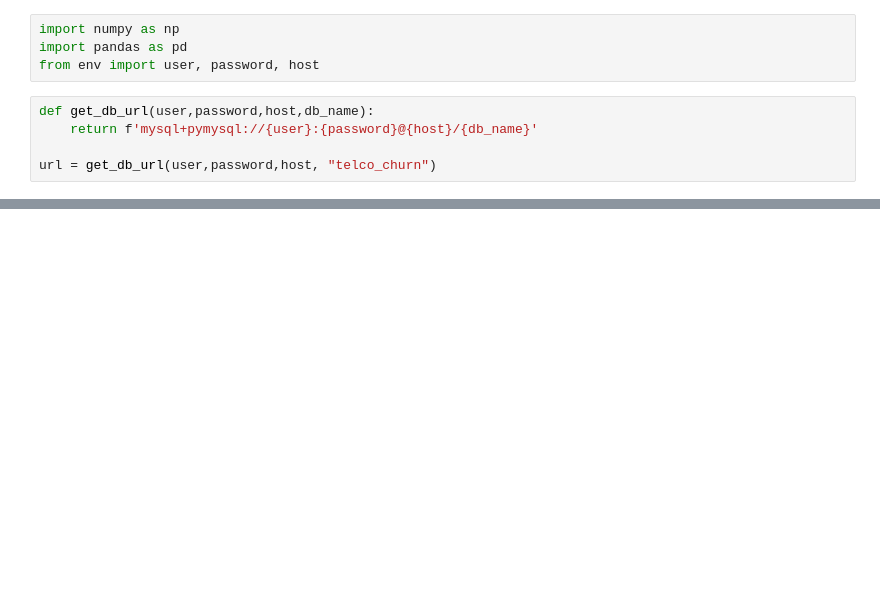
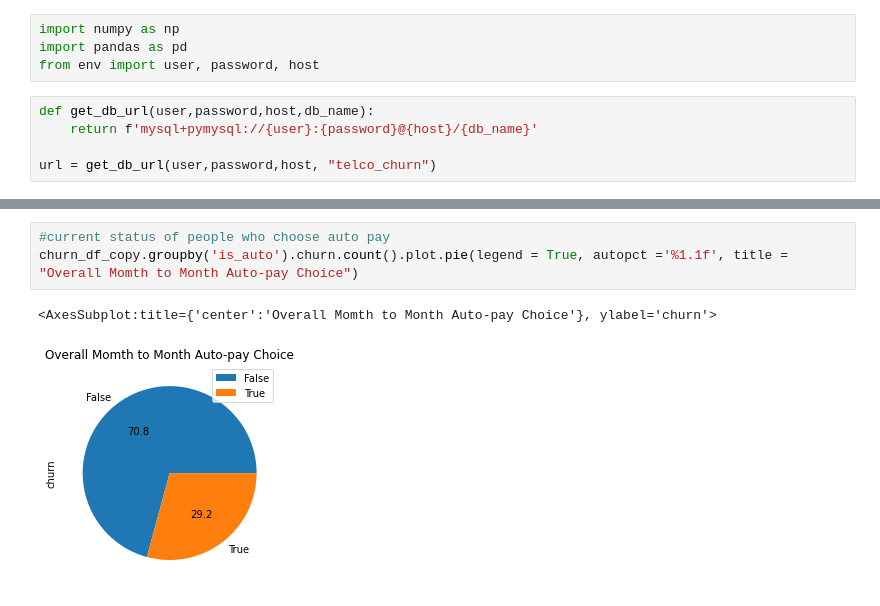
Before and after one commit to carterrxavier/storytelling_project_1, a Jupyter notebook: project_1_notebook.ipynb, the cells around one changed output, grey strips where cells are left out. Saved outputs shown, nothing was run; the diff lists cells and outputs as text; blank space fills up the shorter version.

```diff
--- a/project_1_notebook.ipynb
+++ b/project_1_notebook.ipynb
@@ -20 +32,7 @@ churn_group.plot.pie(legend = True)
+# %%
+#current status of people who choose auto pay
+churn_df_copy.groupby('is_auto').churn.count().plot.pie(legend = True, autopct ='%1.1f', title = "Overall Momth to Month Auto-pay Choice")
+# %% [output]
+<AxesSubplot:title={'center':'Overall Momth to Month Auto-pay Choice'}, ylabel='churn'>
+[figure, added]
 # %%
```
Also changed, not shown: parts of 16 cells of this notebook, 1 other file.
